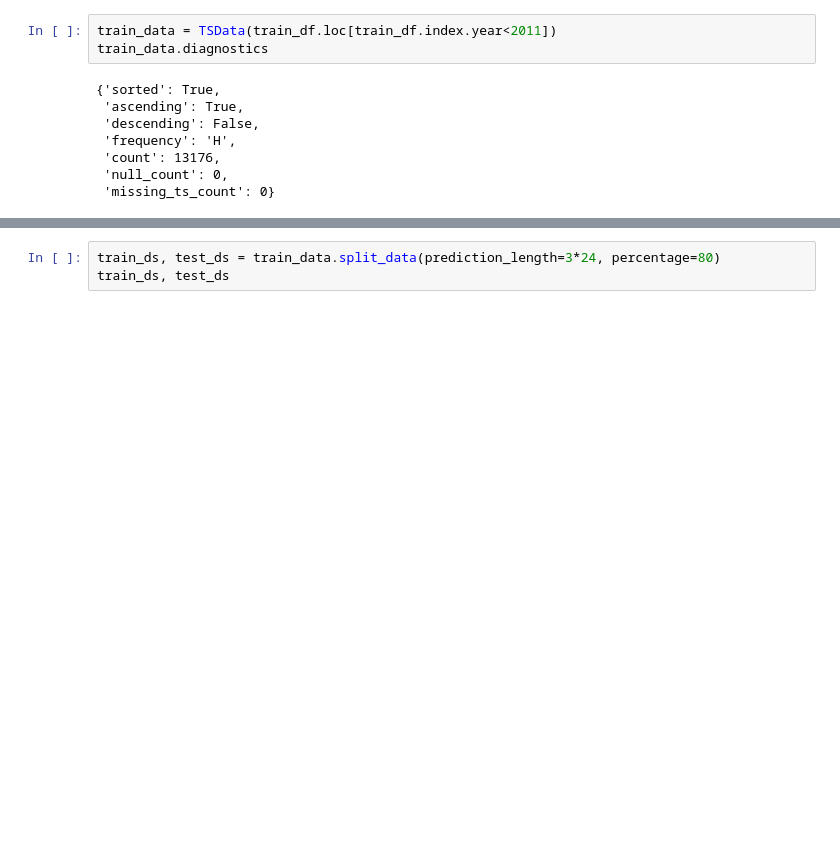
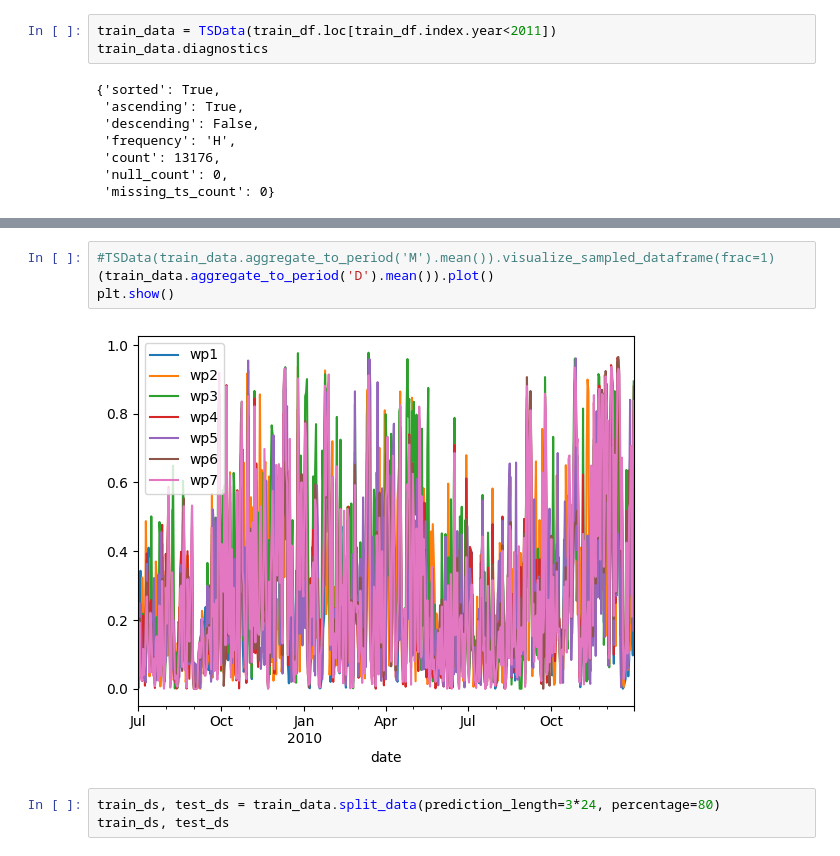
Before and after one commit to cyrusmvahid/WindForecasting, a Jupyter notebook: notebooks/train-data-ar-10-epoch.ipynb, the cells around one changed output, grey strips where cells are left out. Cells and saved outputs as stored; diff of their text form; blank space fills up the shorter version.

```diff
--- a/notebooks/train-data-ar-10-epoch.ipynb
+++ b/notebooks/train-data-ar-10-epoch.ipynb
@@ -324,3 +339,9 @@ None
+# %%
+#TSData(train_data.aggregate_to_period('M').mean()).visualize_sampled_dataframe(frac=1)
+(train_data.aggregate_to_period('D').mean()).plot()
+plt.show()
+# %% [output]
+[figure, added]
 # %%
 train_ds, test_ds = train_data.split_data(prediction_length=3*24, percentage=80)
 train_ds, test_ds
```
Also changed, not shown: parts of 9 cells of this notebook.
